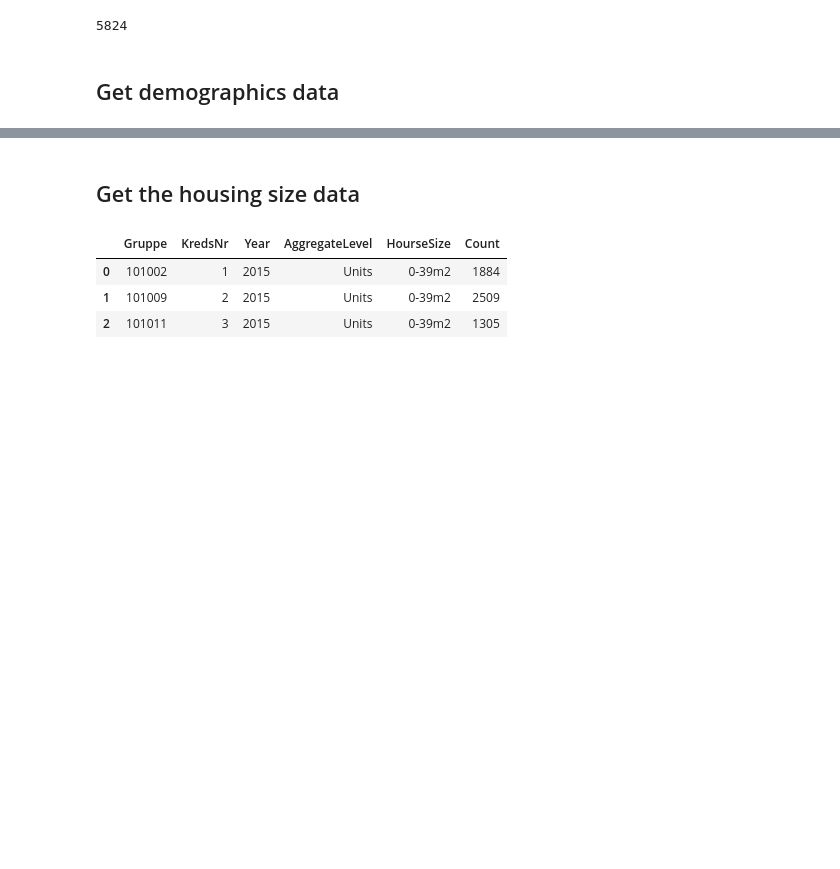
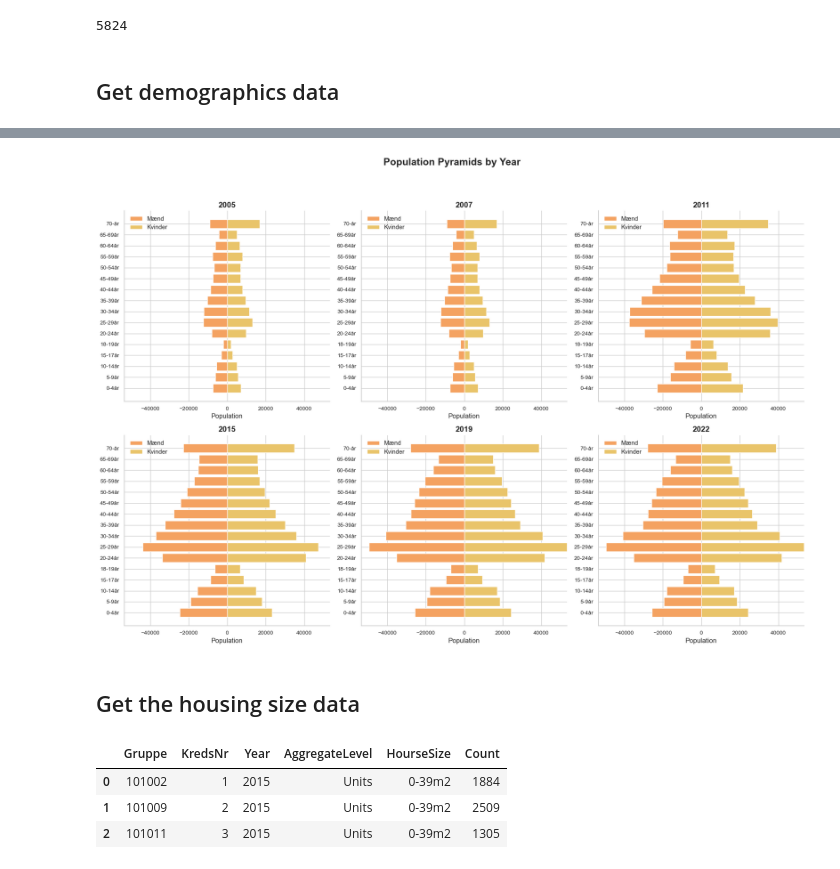
Before and after one commit to johannefranck/SocialData2025_FinalProject, a Jupyter notebook: Project_Data.ipynb, the cells around one changed output, grey strips where cells are left out. Drawn from its saved outputs; the diff is of its cells as text; code cells hidden in the pictures; blank space fills up the shorter version.

```diff
--- a/Project_Data.ipynb
+++ b/Project_Data.ipynb
@@ -202,0 +284,9 @@ df_pop_demographics.head(3)
+# %%
+# Make sure 'Count' is numeric just in case
+df_pop_demographics['Count'] = pd.to_numeric(df_pop_demographics['Count'], errors='coerce')
+
+# Group by year and sum the total population count
+yearly_totals = df_pop_demographics.groupby('Year')['Count'].sum().sort_index()
+
+# Display results
+print(yearly_totals)
@@ -203,3 +322,82 @@ df_pop_demographics.head(3)
+# %%
+import pandas as pd
+import matplotlib.pyplot as plt
+import seaborn as sns
+
+# Set seaborn style
+sns.set(style="whitegrid")
+
+# Ensure Count is numeric
+df_pop_demographics['Count'] = pd.to_numeric(df_pop_demographics['Count'], errors='coerce')
+
+# Age order
+age_order = [
+    '0-4år', '5-9år', '10-14år', '15-17år', '18-19år', '20-24år',
+    '25-29år', '30-34år', '35-39år', '40-44år', '45-49år',
+    '50-54år', '55-59år', '60-64år', '65-69år', '70-år'
+]
+
+# Filter data
+df = df_pop_demographics[
+    df_pop_demographics['Gender'].isin(['Mænd', 'Kvinder']) &
+    df_pop_demographics['Age'].isin(age_order)
+]
+
+# Color palette
+color_m = '#F4A261'  # Warm orange
+color_k = '#E9C46A'  # Soft yellow
+
+# Setup subplots
+years = sorted(df['Year'].unique())
+fig, axs = plt.subplots(nrows=2, ncols=3, figsize=(18, 12))
+axs = axs.flatten()
+
+# 🔥 Step 1: Calculate global max population count for consistent x-axis
+max_count = 0
+for year in years[:6]:
+    df_year = df[df['Year'] == year]
+    pop_by_age_gender = df_year.groupby(['Age', 'Gender'])['Count'].sum().unstack().fillna(0)
+    max_year = pop_by_age_gender.values.max()
+    if max_year > max_count:
+        max_count = max_year
+
+# 🔁 Step 2: Plot each year's pyramid
+for i, year in enumerate(years[:6]):
+    ax = axs[i]
+    df_year = df[df['Year'] == year]
+
+    # Group data
+    pop_by_age_gender = df_year.groupby(['Age', 'Gender'])['Count'].sum().unstack().fillna(0)
+    pop_by_age_gender = pop_by_age_gender.loc[age_order]
+
+    # Plot bars
+    ax.barh(pop_by_age_gender.index, -pop_by_age_gender['Mænd'], color=color_m, label='Mænd')
+    ax.barh(pop_by_age_gender.index, pop_by_age_gender['Kvinder'], color=color_k, label='Kvinder')
+
+    # Title and labels
+    ax.set_title(f"{year}", fontsize=14, weight='bold')
+    ax.set_xlabel('Population')
+    ax.set_xlim(-max_count, max_count)
+
+    # Legend
+    ax.legend(loc='upper left', bbox_to_anchor=(0, 1), frameon=False)
+
+    # Clean style
+    ax.spines[['right', 'top']].set_visible(False)
+    ax.tick_params(axis='x', labelsize=10)
+    ax.tick_params(axis='y', labelsize=10)
+
+# Hide unused subplots
+for j in range(i + 1, len(axs)):
+    axs[j].axis('off')
+
+# Title and layout
+plt.suptitle("Population Pyramids by Year", fontsize=18, weight='bold', y=1.03)
+plt.tight_layout()
+plt.subplots_adjust(top=0.92)
+plt.show()
+# %% [output]
+[figure, added]
 # %% [markdown]
 ## Get the housing size data
 # %%
```
Also changed, not shown: parts of 7 cells of this notebook, 1 other file.
